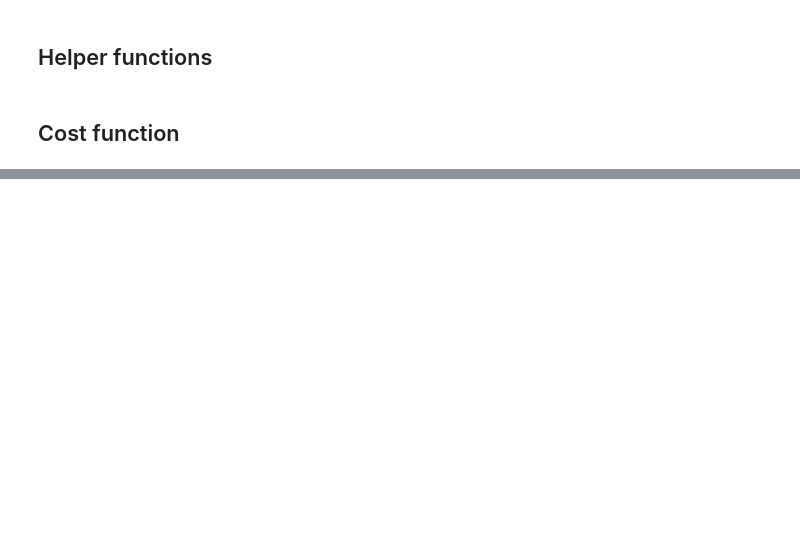
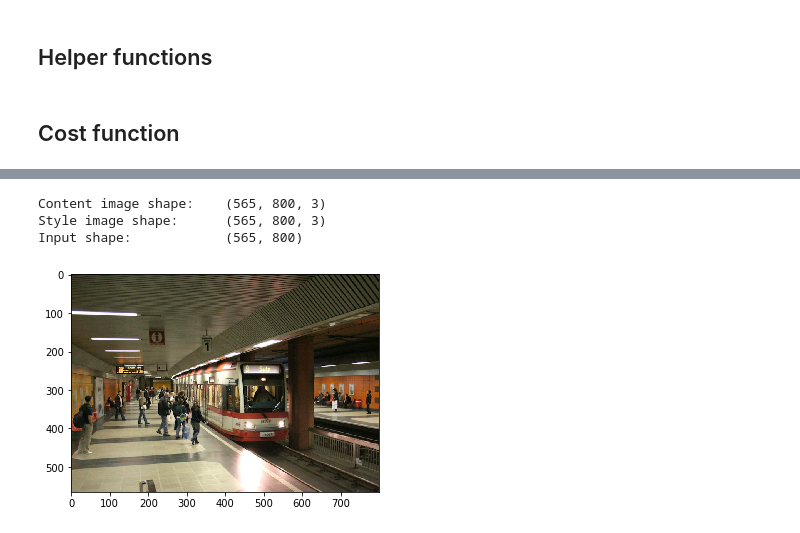
Before and after one commit to BLyndon/neural_style_transfer, a Jupyter notebook: neural_style_transfer.ipynb, the cells around one changed output, grey strips where cells are left out. Saved outputs shown, nothing was run; the diff lists cells and outputs as text; code cells hidden in the pictures; blank space fills up the shorter version.

```diff
--- a/neural_style_transfer.ipynb
+++ b/neural_style_transfer.ipynb
@@ -219,0 +271,16 @@ def style_cost(model, style_layers):
+# %%
+img_S = imageio.imread(PATH + 'images/steve-johnson-green.jpg')
+img_C = imageio.imread(PATH + 'images/kvb-wiki.jpg')
+input_shape = img_S.shape[0:2]
+
+print("Content image shape: \t" + str(img_C.shape))
+print("Style image shape: \t" + str(img_S.shape))
+print("Input shape: \t\t" + str(input_shape))
+# %% [output]
+Content image shape:    (565, 800, 3)
+Style image shape:      (565, 800, 3)
+Input shape:            (565, 800)
+# %%
+imshow(img_C);
+# %% [output]
+[figure, added]
```
Also changed, not shown: parts of 16 cells of this notebook.
